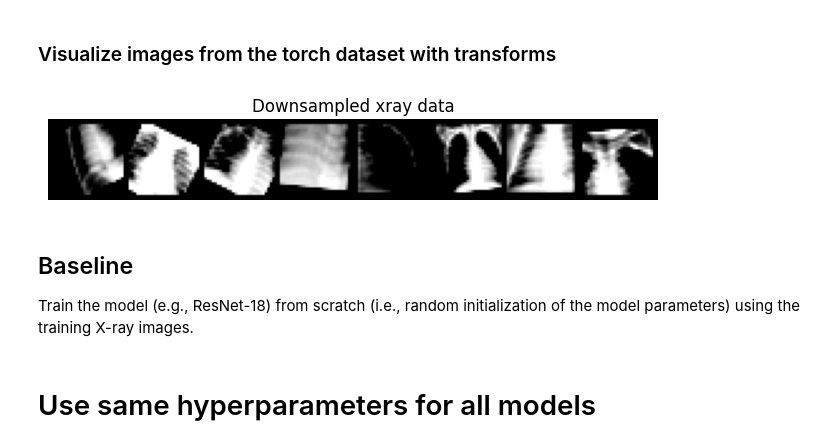
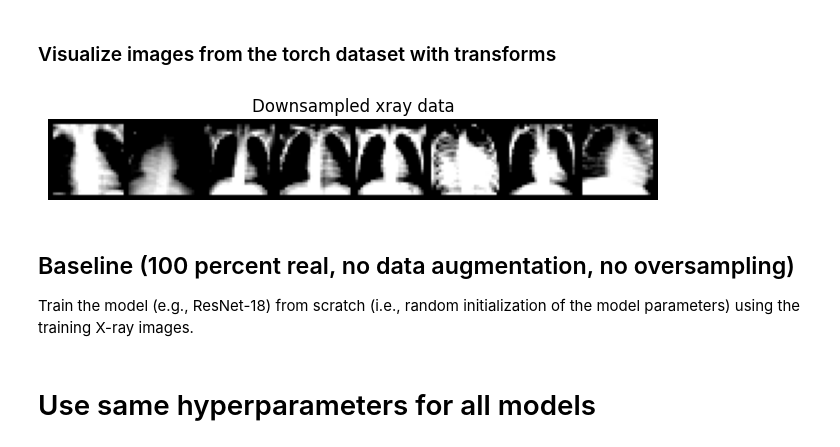
Before and after one commit to nashirj/xray-generation, a Jupyter notebook: notebooks/classifiers.ipynb, the cells around one changed output. Cells and saved outputs as stored; diff of their text form; code cells hidden in the pictures.

```diff
--- a/notebooks/classifiers.ipynb
+++ b/notebooks/classifiers.ipynb
@@ -41,5 +41,5 @@ data_dir_synth = '../data/diffusion-chest-xray'
 batch_size = 32
 # %%
 device = torch.device("cuda" if torch.cuda.is_available() else "cpu")
-dataloaders, dataset_sizes, class_names = dataset.load_downscaled_xray_data(data_dir_real, batch_size=batch_size, return_val_set=True, load_as_rgb=True)
+dataloaders_real_100pct, dataset_sizes_real_100pct, class_names = dataset.load_real_downscaled_normalized_xray_data(data_dir_real, batch_size=batch_size, return_val_set=True, load_as_rgb=True)
 # %%
@@ -56,20 +56,20 @@ import torchvision
 results_folder = '../results/classification'
 # %%
 # Get a batch of training data
-inputs, classes = next(iter(dataloaders['train']))
+inputs, classes = next(iter(dataloaders_real_100pct['train']))
 
 # Select 8 images
 inputs = inputs[:8]
 classes = classes[:8]
 
 # Make a grid from batch
 out = torchvision.utils.make_grid(inputs)
 
 viz.imshow(out, 0, 1, title="Downsampled xray data", save_path=f"{results_folder}/plots/downsampled_xray_data.png")
 # %% [output]
-[figure, old version]
+[figure, new version]
 # %% [markdown]
-## Baseline
+## Baseline (100 percent real, no data augmentation, no oversampling)
 Train the model (e.g., ResNet-18) from scratch (i.e., random initialization of the model parameters) using the training X-ray images.
 # %%
 from src import train_clf
```
Also changed, not shown: parts of 53 cells of this notebook, 4 other files.
